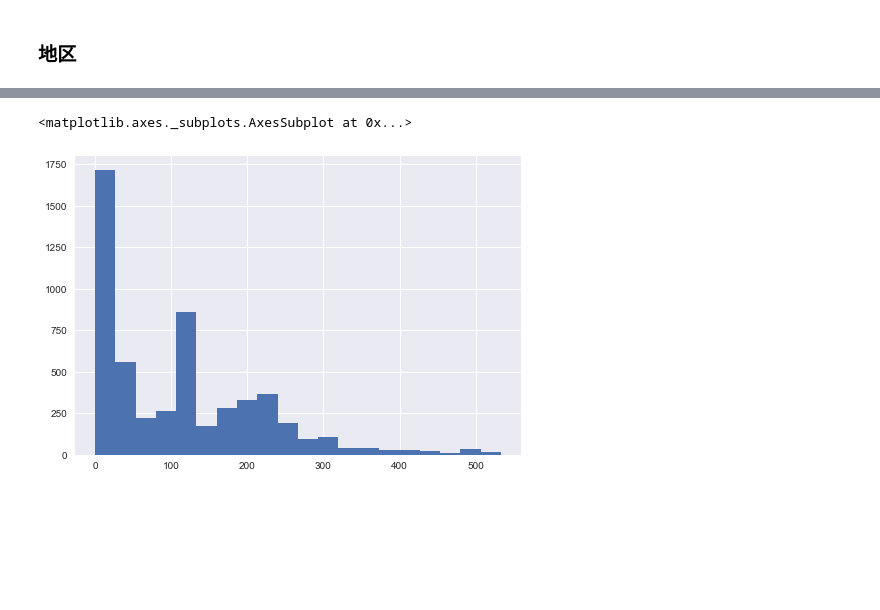
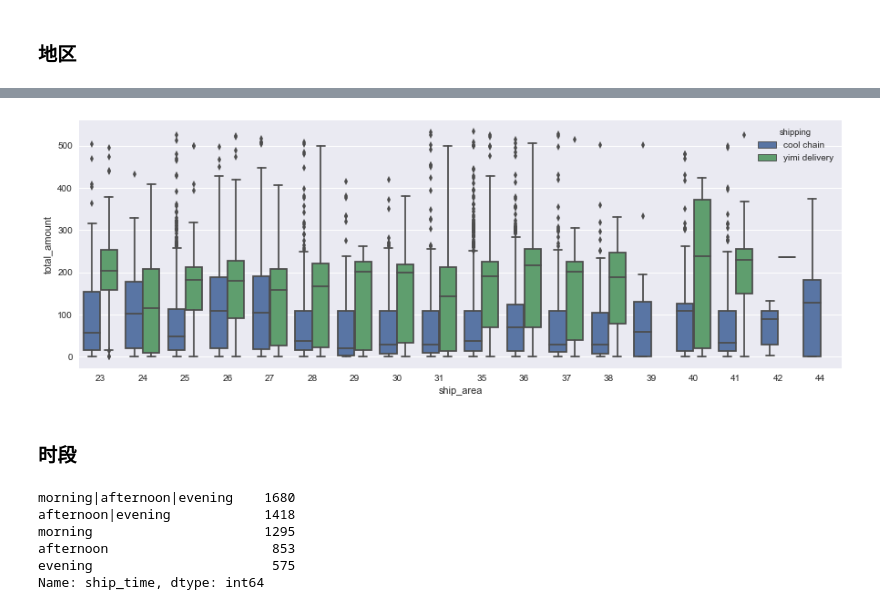
Before and after one commit to hugolu/learn-data-analysis, a Jupyter notebook: yimi/data-analysis.ipynb, the cells around one changed output, grey strips where cells are left out. Saved outputs shown, nothing was run; the diff lists cells and outputs as text; code cells hidden in the pictures; blank space fills up the shorter version.

```diff
--- a/yimi/data-analysis.ipynb
+++ b/yimi/data-analysis.ipynb
@@ -407,7 +331,19 @@ len(df0)
-# %%
-# 移除0元订单
-df1 = df1[df1.total_amount != 0]
-df1.total_amount.hist(bins=20)
-# %% [output]
-<matplotlib.axes._subplots.AxesSubplot at 0x...>
-[figure, removed]
+# %%
+# 各地区消费力分析（区分运送方式）
+fig = plt.figure(figsize=(15,5))
+sns.boxplot(x="ship_area", y="total_amount", hue="shipping", data=df)
+
+plt.savefig('picture/ship_ares_consumption_power_shipping.png')
+# %% [output]
+[figure, added]
+# %% [markdown]
+### 时段
+# %%
+df.ship_time.value_counts()
+# %% [output]
+morning|afternoon|evening    1680
+afternoon|evening            1418
+morning                      1295
+afternoon                     853
+evening                       575
+Name: ship_time, dtype: int64
```
Also changed, not shown: parts of 30 cells of this notebook, 11 other files.
